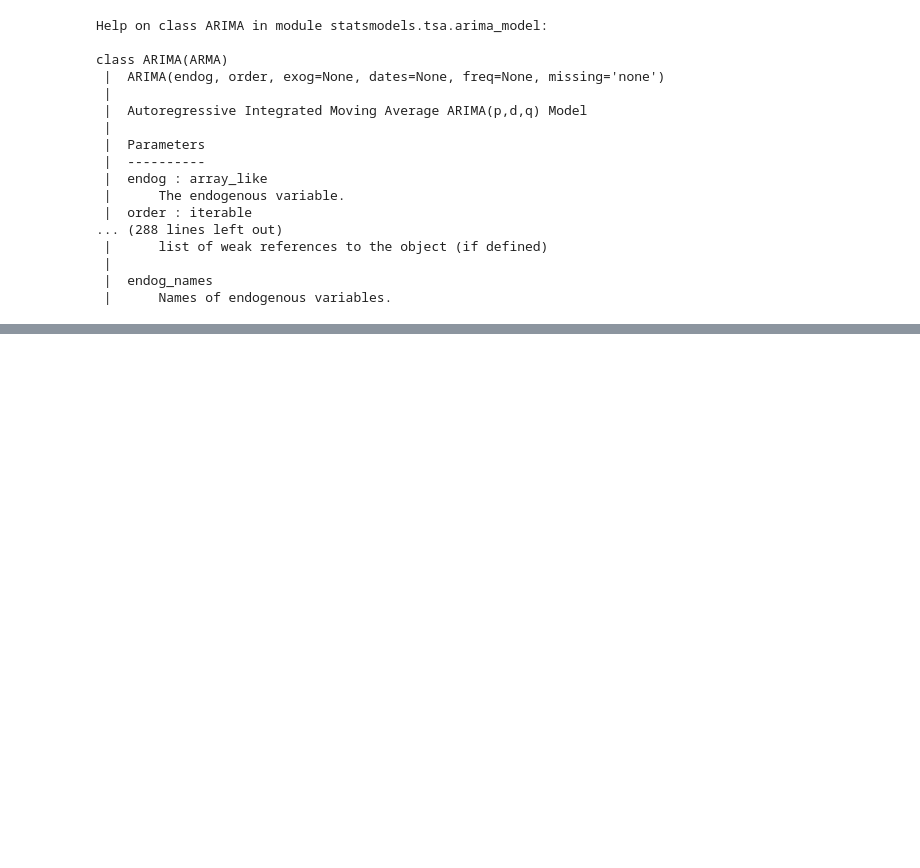
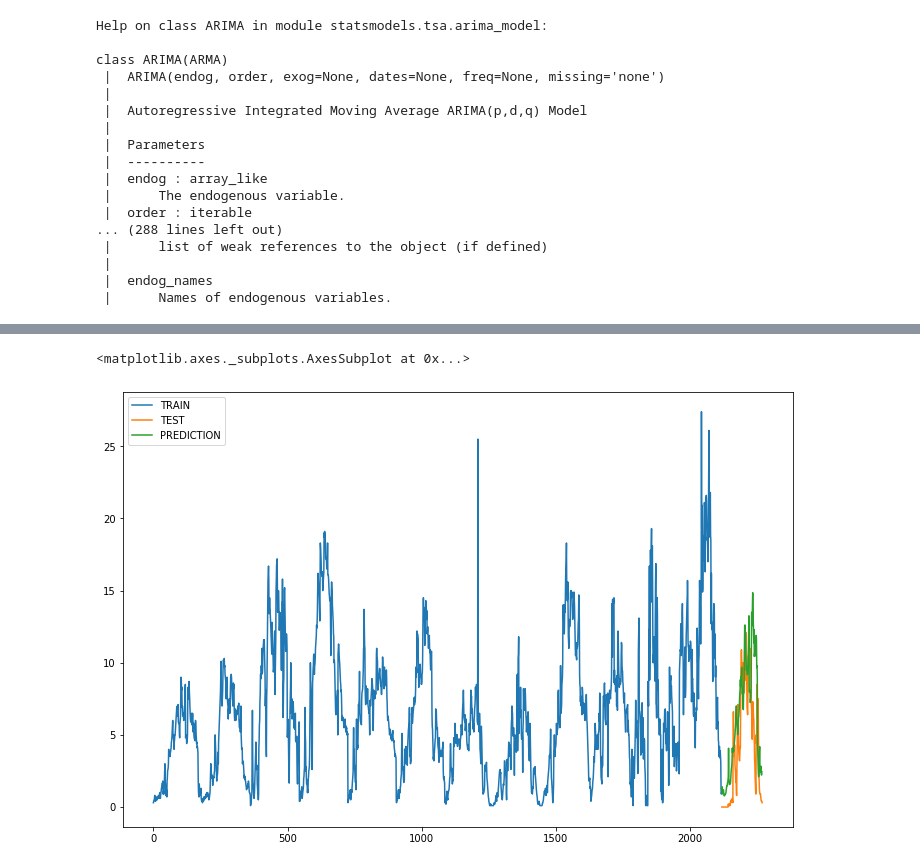
Before and after one commit to elbertsoftware/SpringboardAIC, a Jupyter notebook: salinization/dev/07. arima-modeling/ben-tre-arima.ipynb, the cells around one changed output, grey strips where cells are left out. Drawn from its saved outputs; the diff is of its cells as text; code cells hidden in the pictures; blank space fills up the shorter version.

Commit message:
Start prediction with simple models

```diff
--- a/salinization/dev/07. arima-modeling/ben-tre-arima.ipynb
+++ b/salinization/dev/07. arima-modeling/ben-tre-arima.ipynb
@@ -83,0 +164,8 @@ class ARIMA(ARMA)
+# %%
+from statsmodels.tsa.holtwinters import ExponentialSmoothing
+
+hw_model = ExponentialSmoothing(train_data,
+                                trend=adjustment, seasonal=adjustment,
+                                seasonal_periods=season_length).fit()
+# %%
+hw_prediction = hw_model.forecast(season_length)
@@ -83,0 +200,5 @@ class ARIMA(ARMA)
+# %%
+# since there are missing timestamps, reset index to integer
+train_temp_df = train_data.reset_index()
+
+train_temp_df.tail()
@@ -83,0 +212,6 @@ class ARIMA(ARMA)
+# %%
+# since prediction does not have time series based index, reset index to match with prediction's index
+test_temp_df = test_data.reset_index()
+test_temp_df.index += 2118
+
+test_temp_df.head()
@@ -83,0 +234,8 @@ class ARIMA(ARMA)
+# %%
+# plot prediction vs. true values
+train_temp_df[value_field].plot(legend=True, label='TRAIN')
+test_temp_df[value_field].plot(legend=True, label='TEST', figsize=(12,8))
+hw_prediction.plot(legend=True, label='PREDICTION')
+# %% [output]
+<matplotlib.axes._subplots.AxesSubplot at 0x...>
+[figure, added]
```
Also changed, not shown: parts of 37 cells of this notebook, 2 other files.
